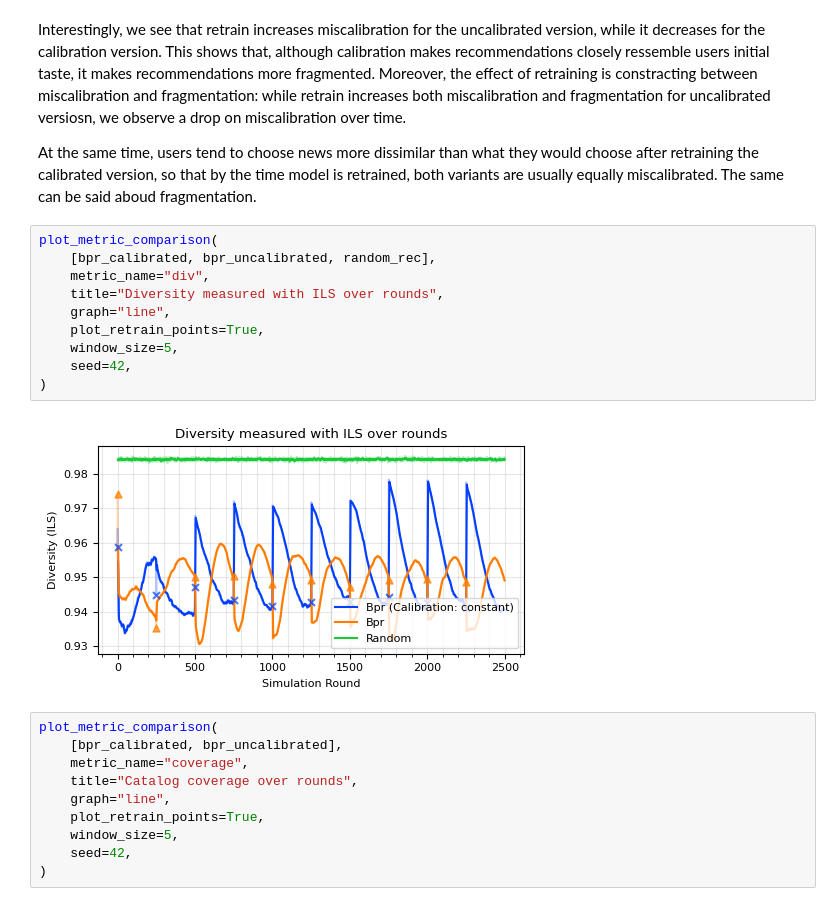
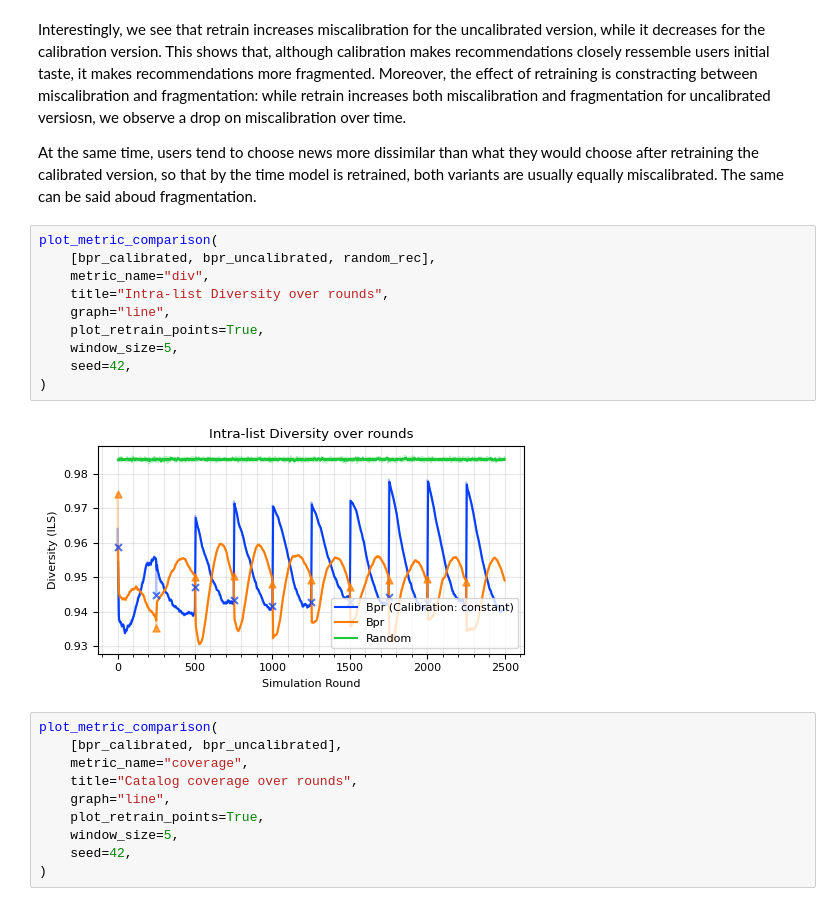
Before and after one commit to caiotda/dynamicTasteDistortion, a Jupyter notebook: globo_results.ipynb, the cells around one changed output. Saved outputs shown, nothing was run; the diff lists cells and outputs as text.

```diff
--- a/globo_results.ipynb
+++ b/globo_results.ipynb
@@ -294,15 +53,15 @@ At the same time, users tend to choose news more dissimilar than what they would
 # %%
 plot_metric_comparison(
     [bpr_calibrated, bpr_uncalibrated, random_rec],
     metric_name="div",
-    title="Diversity measured with ILS over rounds",
+    title="Intra-list Diversity over rounds",
     graph="line",
     plot_retrain_points=True,
     window_size=5,
     seed=42,
 )
 # %% [output]
-[figure, old version]
+[figure, new version]
 # %%
 plot_metric_comparison(
     [bpr_calibrated, bpr_uncalibrated],
```
Also changed, not shown: parts of 39 cells of this notebook, 43 other files.
